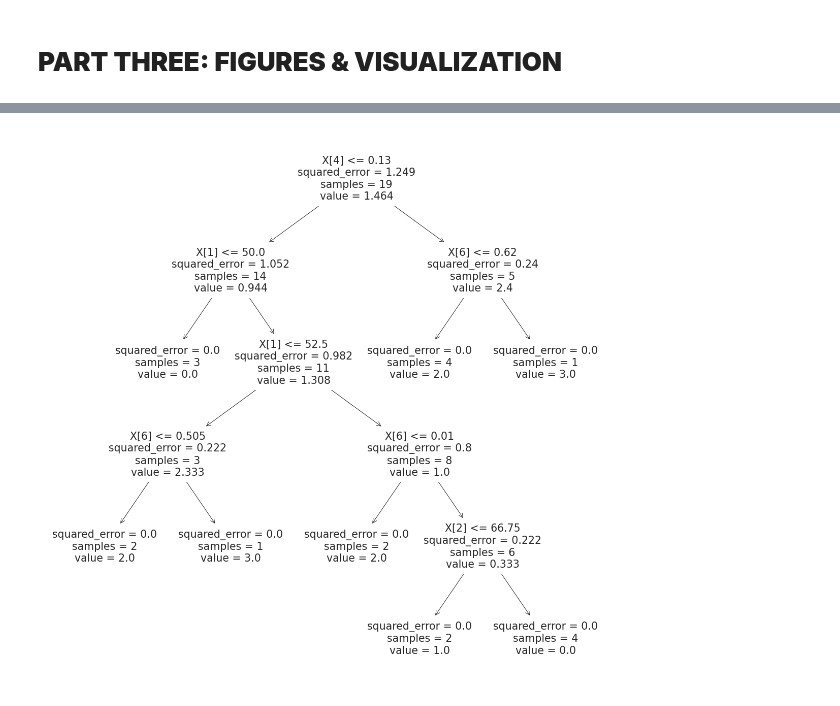
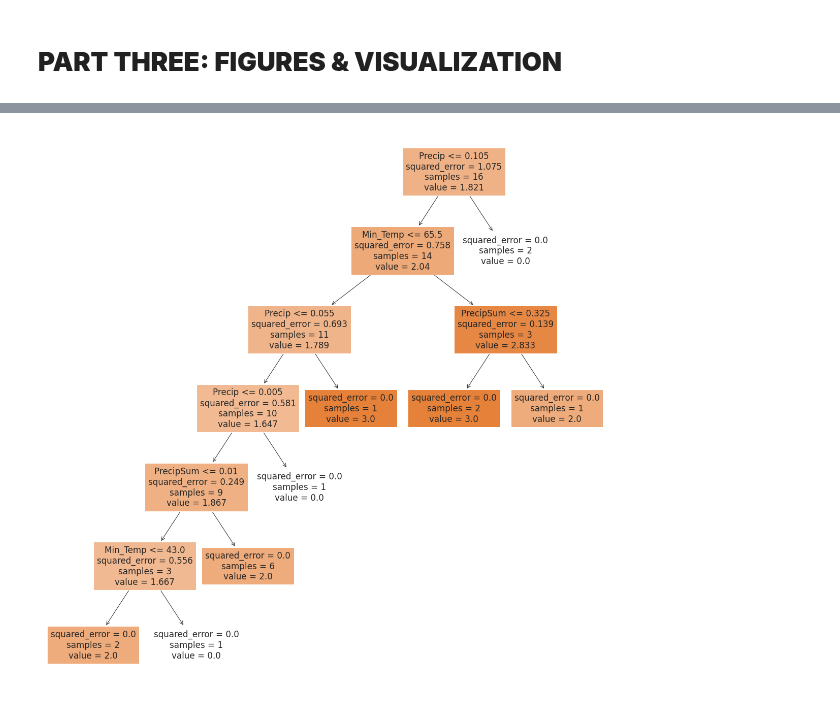
Before and after one commit to ChrisHarvey21/HABs, a Jupyter notebook: HABs.ipynb, the cells around one changed output, grey strips where cells are left out. Drawn from its saved outputs; the diff is of its cells as text; code cells hidden in the pictures.

```diff
--- a/HABs.ipynb
+++ b/HABs.ipynb
@@ -411,4 +407,2 @@ The average error between the predictions and actuals in this dataset is  0.86 ,
 # %% [markdown]
 # **PART THREE: FIGURES & VISUALIZATION**
-# %%
-model.fit(x_train, y_train)
@@ -421,5 +418,7 @@ len(model.estimators_)
+# %%
+class_names = ['Max_Temp', 'Min_Temp', 'Avg_Temp','Precip','Precip1','Precip2','PrecipSum']
 # %%
 plt.figure(figsize=(20,20))
-_ = tree.plot_tree(model.estimators_[0], class_names=True)
+_ = tree.plot_tree(model.estimators_[0], feature_names=class_names, filled=True)
 # %% [output]
-[figure, old version]
+[figure, new version]
```
Also changed, not shown: parts of 8 cells of this notebook.
